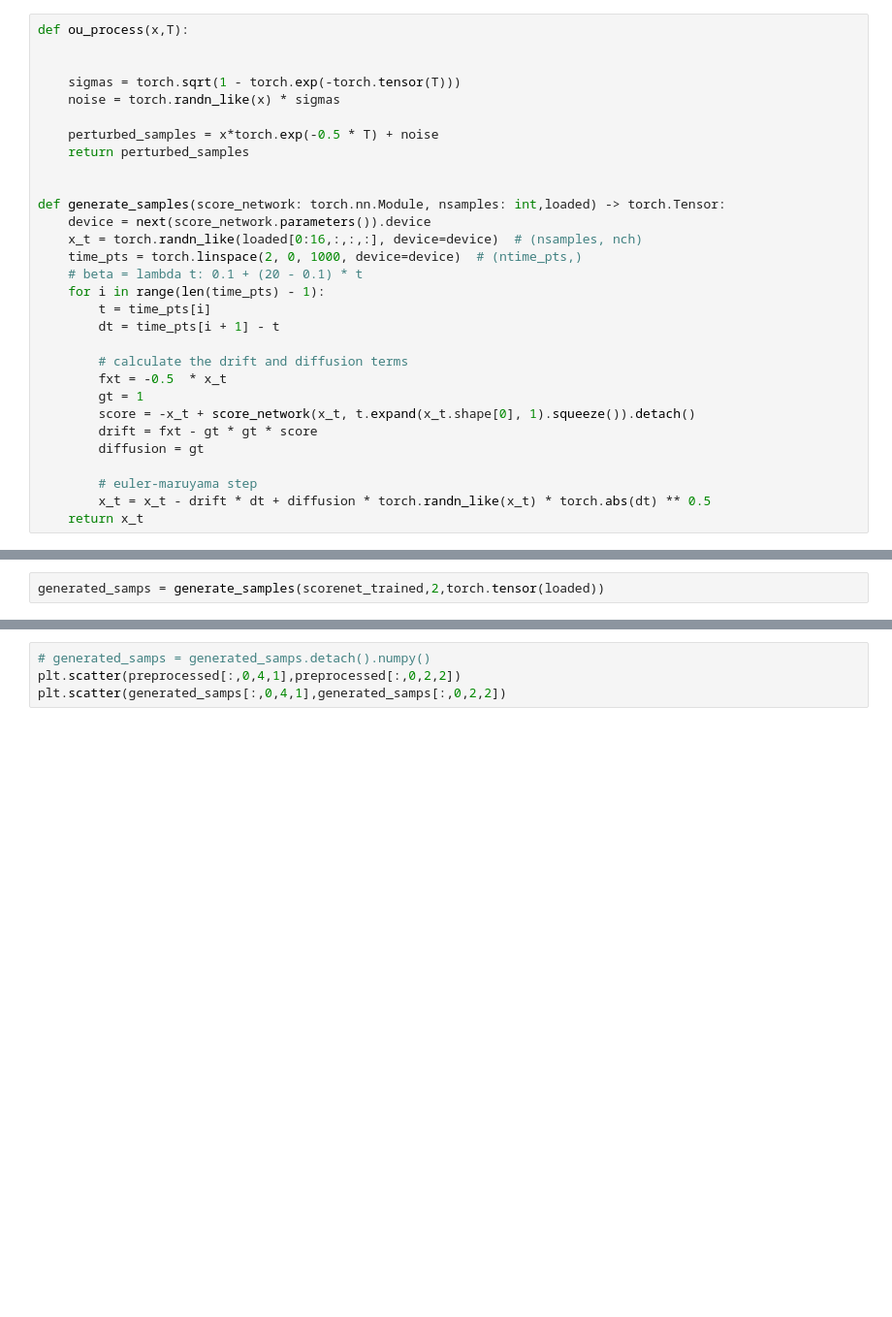
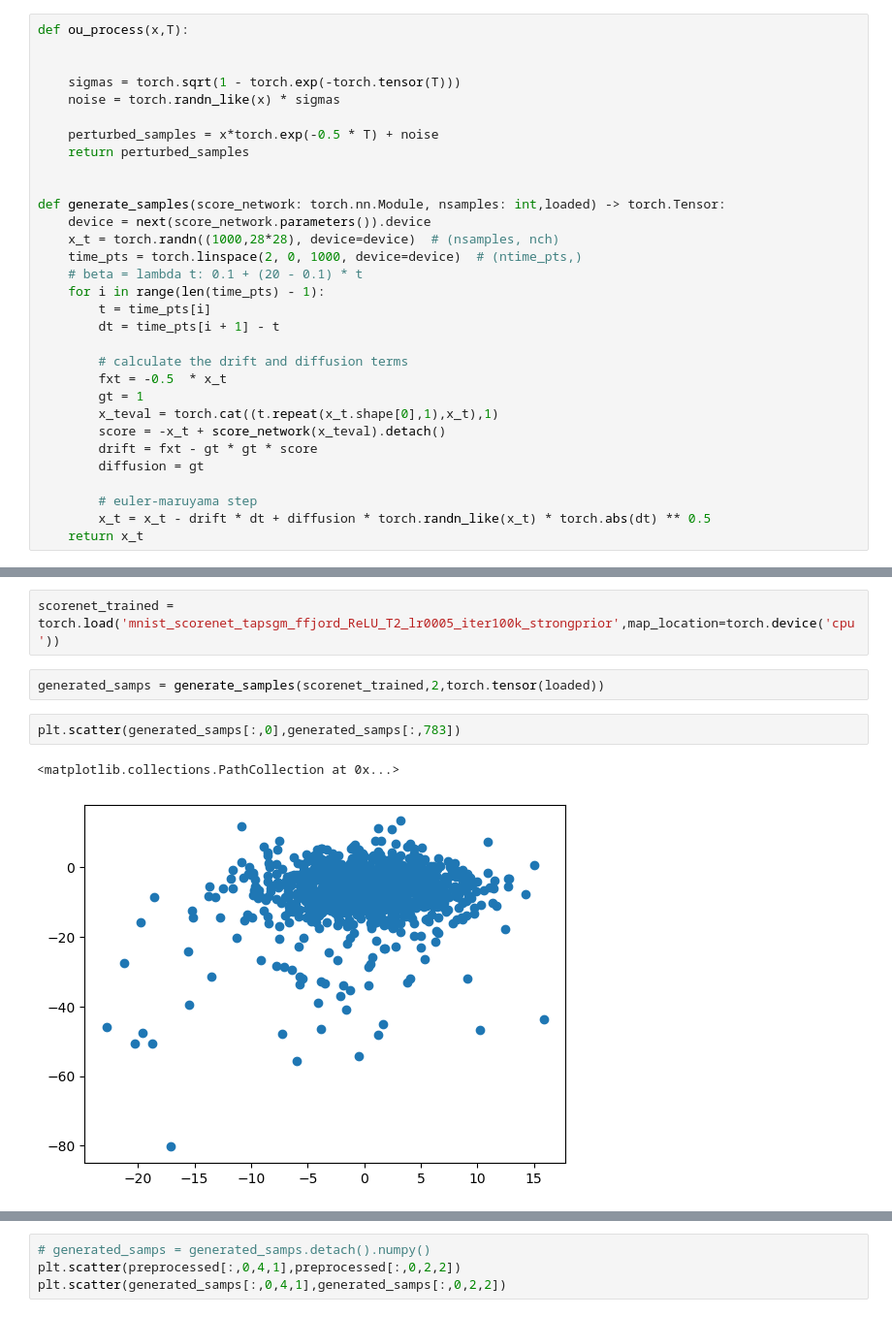
Before and after one commit to benjzhang/tap-sgm, a Jupyter notebook: mymnist/mnist_simple_tapsgm_relu.ipynb, the cells around one changed output, grey strips where cells are left out. Shown: that part at 97% size. Drawn from its saved outputs; the diff is of its cells as text; blank space fills up the shorter version.

```diff
--- a/mymnist/mnist_simple_tapsgm_relu.ipynb
+++ b/mymnist/mnist_simple_tapsgm_relu.ipynb
@@ -258,7 +258,7 @@ def ou_process(x,T):
 
 def generate_samples(score_network: torch.nn.Module, nsamples: int,loaded) -> torch.Tensor:
     device = next(score_network.parameters()).device
-    x_t = torch.randn_like(loaded[0:16,:,:,:], device=device)  # (nsamples, nch)
+    x_t = torch.randn((1000,28*28), device=device)  # (nsamples, nch)
     time_pts = torch.linspace(2, 0, 1000, device=device)  # (ntime_pts,)
     # beta = lambda t: 0.1 + (20 - 0.1) * t
     for i in range(len(time_pts) - 1):
@@ -268,7 +268,8 @@ def generate_samples(score_network: torch.nn.Module, nsamples: int,loaded) -> to
         # calculate the drift and diffusion terms
         fxt = -0.5  * x_t
         gt = 1
-        score = -x_t + score_network(x_t, t.expand(x_t.shape[0], 1).squeeze()).detach()
+        x_teval = torch.cat((t.repeat(x_t.shape[0],1),x_t),1)
+        score = -x_t + score_network(x_teval).detach()
         drift = fxt - gt * gt * score
         diffusion = gt
 
@@ -287,2 +290,9 @@ plt.axis('square')
+# %%
+scorenet_trained = torch.load('mnist_scorenet_tapsgm_ffjord_ReLU_T2_lr0005_iter100k_strongprior',map_location=torch.device('cpu'))
 # %%
 generated_samps = generate_samples(scorenet_trained,2,torch.tensor(loaded))
+# %%
+plt.scatter(generated_samps[:,0],generated_samps[:,783])
+# %% [output]
+<matplotlib.collections.PathCollection at 0x...>
+[figure, added]
```
Also changed, not shown: parts of 5 cells of this notebook, 3 other files.
